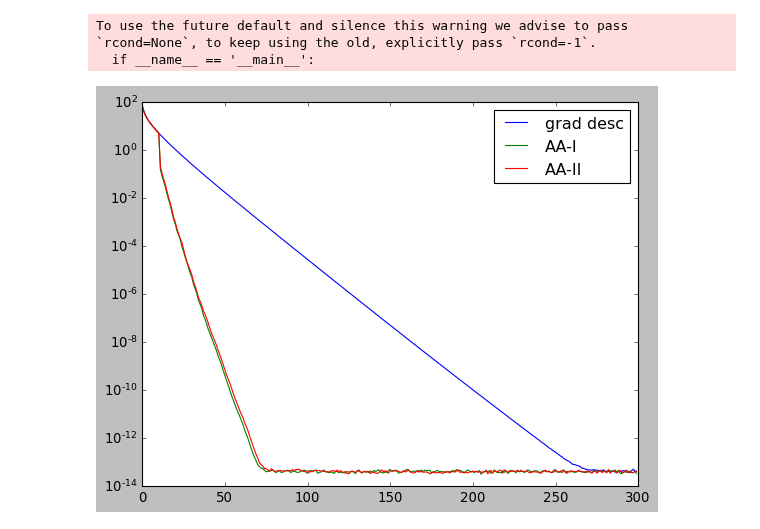
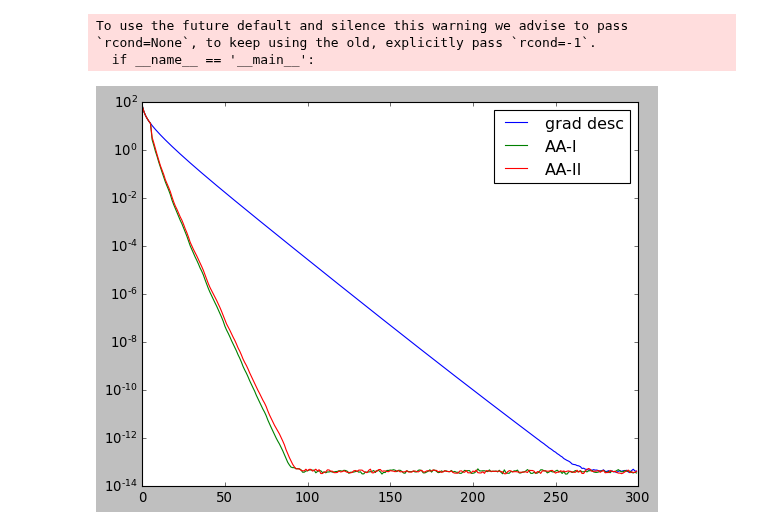
Before and after one commit to cvxgrp/aa, a Jupyter notebook: python/aa.ipynb, the cells around one changed output. Cells and saved outputs as stored; diff of their text form; code cells hidden in the pictures.

Commit message:
tweak regularization logic

```diff
--- a/python/aa.ipynb
+++ b/python/aa.ipynb
@@ -28,37 +28,37 @@ for i in range(N):
     gs_vanilla.append(np.linalg.norm( A.T.dot(A.dot(x) - b)))
 
 
-aa_mem = 10
+aa_mem = 5
 
-aa_wrk = aa.AndersonAccelerator(n, aa_mem, True, regularization=0)
+aa_wrk = aa.AndersonAccelerator(n, aa_mem, True, regularization=0, max_weight_norm=1e12)
 x = np.zeros((n,1))
 for i in range(N):
     if i > 0: aa_wrk.apply(x, x_prev)
     x_prev = np.copy(x)
     x -= t * A.T.dot(A.dot(x) - b)
     aa_wrk.safeguard(x, x_prev)
     gs_aa_1.append(np.linalg.norm( A.T.dot(A.dot(x) - b)))
 
-aa_wrk = aa.AndersonAccelerator(n, aa_mem, False, regularization=0)
+aa_wrk = aa.AndersonAccelerator(n, aa_mem, False, regularization=0, max_weight_norm=1e12)
 x = np.zeros((n,1))
 for i in range(N):
     if i > 0: aa_wrk.apply(x, x_prev)
     x_prev = np.copy(x)
     x -= t * A.T.dot(A.dot(x) - b)
     aa_wrk.safeguard(x, x_prev)
     gs_aa_2.append(np.linalg.norm( A.T.dot(A.dot(x) - b)))
 
 
 plt.semilogy(gs_vanilla, label='grad desc')
 plt.semilogy(gs_aa_1, label='AA-I')
 plt.semilogy(gs_aa_2, label='AA-II')
 
 plt.legend()
 plt.show()
 # %% [output]
 To use the future default and silence this warning we advise to pass `rcond=None`, to keep using the old, explicitly pass `rcond=-1`.
   if __name__ == '__main__':
-[figure, old version]
+[figure, new version]
 # %%
 # l1 regularized least squares
 
```
Also changed, not shown: parts of 1 cell of this notebook, 2 other files.
